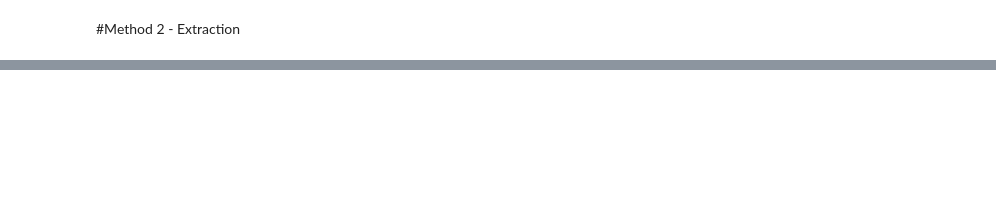
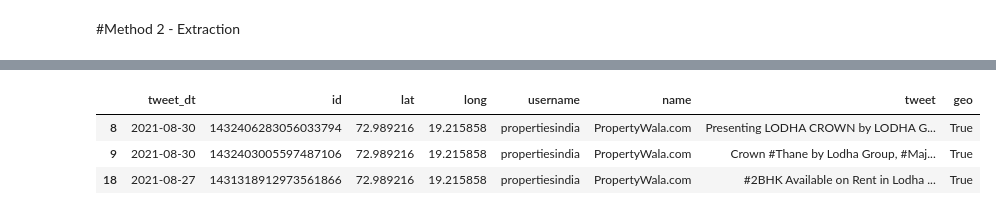
Before and after one commit to R-A-N-N/Final-Year-Project, a Jupyter notebook: Twitter_Problem_Detection.ipynb, the cells around one changed output, grey strips where cells are left out. Cells and saved outputs as stored; diff of their text form; code cells hidden in the pictures; blank space fills up the shorter version.

```diff
--- a/Twitter_Problem_Detection.ipynb
+++ b/Twitter_Problem_Detection.ipynb
@@ -107,0 +292,7 @@ These gambling houses are running successfully under jurisdiction of wagle estat
+# %%
+df.loc[df['long']==df['long'].value_counts().index[0]]
+# %% [output]
+|  | tweet_dt | id | lat | long | username | name | tweet | geo |
+| 8 | 2021-08-30 | 1432406283056033794 | 72.989216 | 19.215858 | propertiesindia | PropertyWala.com | Presenting LODHA CROWN by LODHA G... | True |
+| 9 | 2021-08-30 | 1432403005597487106 | 72.989216 | 19.215858 | propertiesindia | PropertyWala.com | Crown #Thane by Lodha Group, #Maj... | True |
+| 18 | 2021-08-27 | 1431318912973561866 | 72.989216 | 19.215858 | propertiesindia | PropertyWala.com | #2BHK Available on Rent in Lodha ... | True |
```
Also changed, not shown: parts of 12 cells of this notebook.
